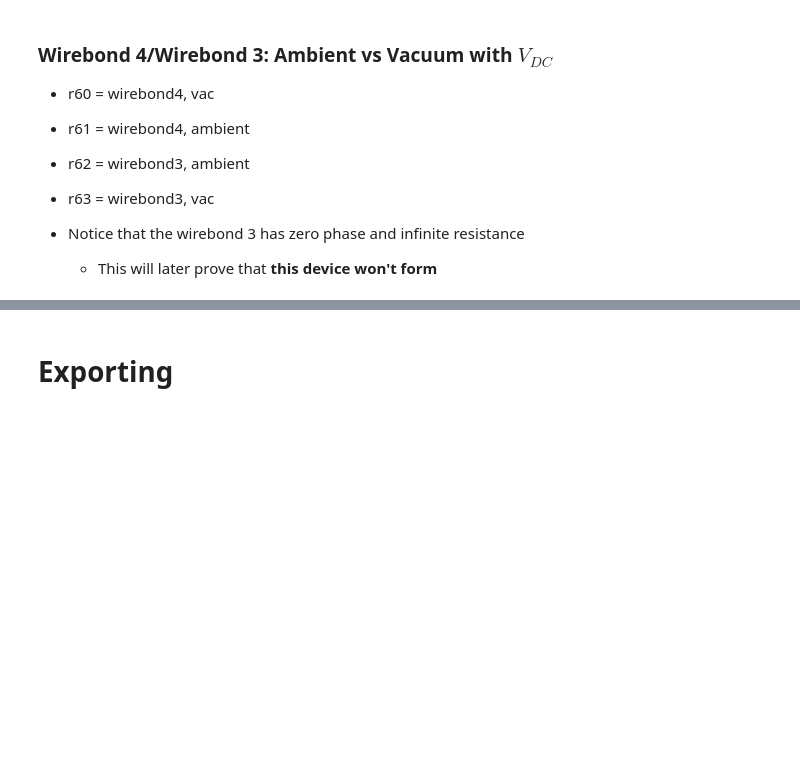
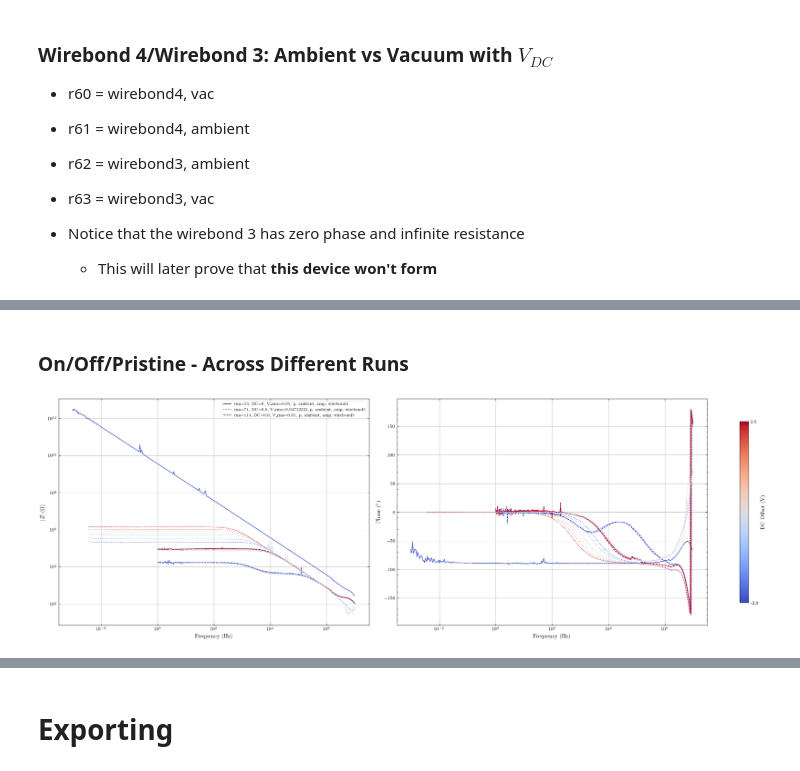
Before and after one commit to hc3413/IS_Analysis, a Jupyter notebook: IS_Analysis_solatron.ipynb, the cells around one changed output, grey strips where cells are left out. Saved outputs shown, nothing was run; the diff lists cells and outputs as text; code cells hidden in the pictures; blank space fills up the shorter version.

```diff
--- a/IS_Analysis_solatron.ipynb
+++ b/IS_Analysis_solatron.ipynb
@@ -171,0 +173,25 @@ fig_list.append((fig, plot_filename, plot_title, notes))
+# %% [markdown]
+### On/Off/Pristine - Across Different Runs
+# %%
+# Select data
+d60 = [solatron[53], solatron[71], solatron[114]]
+
+# Labels
+plot_labels = ['wb4, pristine, ambient', ''] # label for the legend
+plot_filename = 'wb4wb3_pristine_Vdc_ambvac' # name for exported figure
+plot_title = 'Vdc in Ambient vs Vacuum for Pristine Devices - wb3wb4' # title for powerpoint
+
+# Notes
+notes = [''] # notes for the powerpoint in text box
+
+# if export true, update the plot string
+d60 = update_plot_string(d60, export_data=export_data, plot_labels=plot_labels)
+
+# Plot
+fig, ax = IS_plot(d60, d_type='Zabsphi', freq_lim=[1e-3, 1e7], y_lim_right=None,
+                    sort_data=False, c_bar=2, fig_size=fig_size, med_filt = 1, force_key = False)
+
+# append the figure and title to the list for later exporting
+fig_list.append((fig, plot_filename, plot_title, notes))
+# %% [output]
+[figure, added]
```
Also changed, not shown: parts of 16 cells of this notebook, 2 other files.
